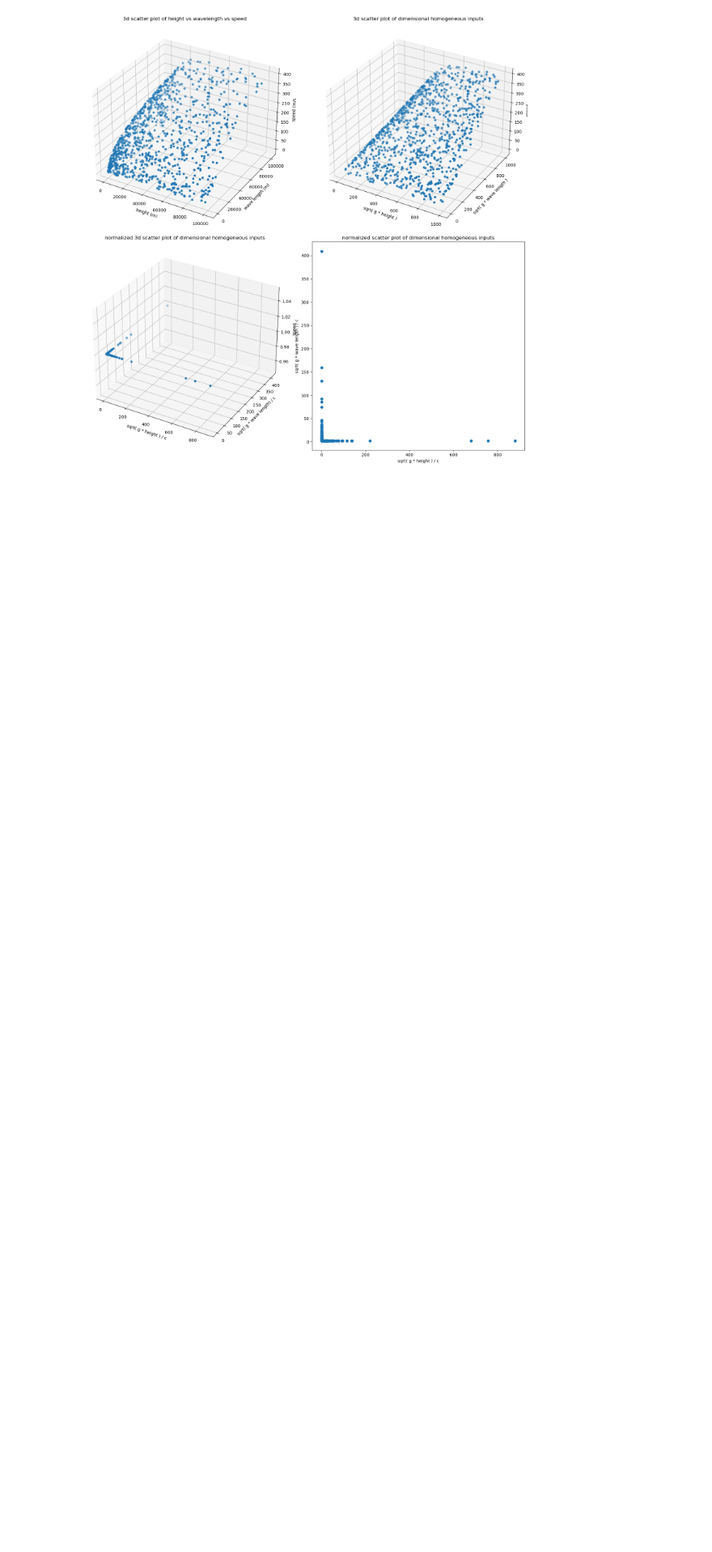
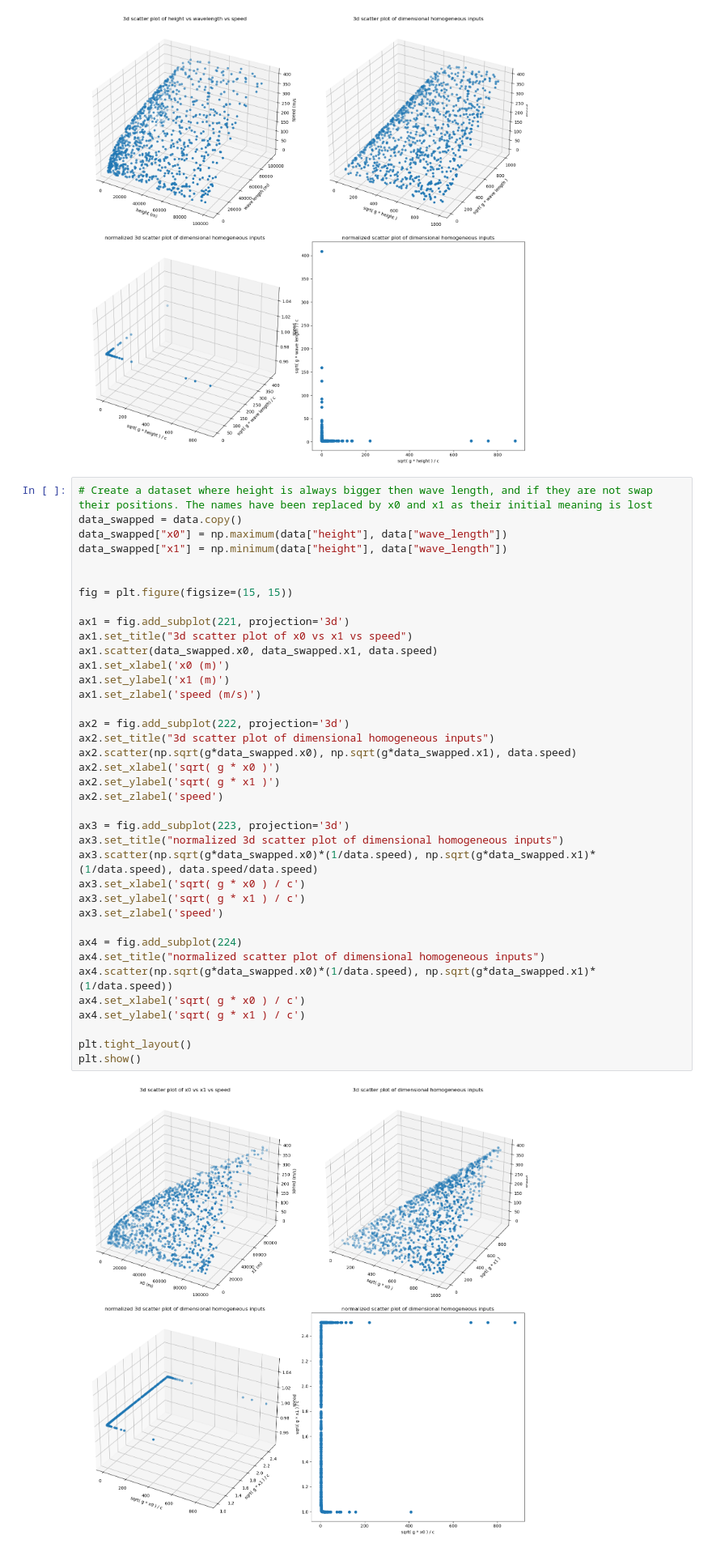
Before and after one commit to CtrlC-CtrlV-ftw/newrepoass2, a Jupyter notebook: code.ipynb, the cells around one changed output. Shown at 81% size. Cells and saved outputs as stored; diff of their text form; blank space fills up the shorter version.

Commit message:
added test plots of inputs where meaning is lost

```diff
--- a/code.ipynb
+++ b/code.ipynb
@@ -40,3 +40,43 @@ plt.tight_layout()
 plt.show()
 # %% [output]
 [figure]
+# %%
+# Create a dataset where height is always bigger then wave length, and if they are not swap their positions. The names have been replaced by x0 and x1 as their initial meaning is lost
+data_swapped = data.copy()
+data_swapped["x0"] = np.maximum(data["height"], data["wave_length"])
+data_swapped["x1"] = np.minimum(data["height"], data["wave_length"])
+
+
+fig = plt.figure(figsize=(15, 15))
+
+ax1 = fig.add_subplot(221, projection='3d')
+ax1.set_title("3d scatter plot of x0 vs x1 vs speed")
+ax1.scatter(data_swapped.x0, data_swapped.x1, data.speed)
+ax1.set_xlabel('x0 (m)')
+ax1.set_ylabel('x1 (m)')
+ax1.set_zlabel('speed (m/s)')
+
+ax2 = fig.add_subplot(222, projection='3d')
+ax2.set_title("3d scatter plot of dimensional homogeneous inputs")
+ax2.scatter(np.sqrt(g*data_swapped.x0), np.sqrt(g*data_swapped.x1), data.speed)
+ax2.set_xlabel('sqrt( g * x0 )')
+ax2.set_ylabel('sqrt( g * x1 )')
+ax2.set_zlabel('speed')
+
+ax3 = fig.add_subplot(223, projection='3d')
+ax3.set_title("normalized 3d scatter plot of dimensional homogeneous inputs")
+ax3.scatter(np.sqrt(g*data_swapped.x0)*(1/data.speed), np.sqrt(g*data_swapped.x1)*(1/data.speed), data.speed/data.speed)
+ax3.set_xlabel('sqrt( g * x0 ) / c')
+ax3.set_ylabel('sqrt( g * x1 ) / c')
+ax3.set_zlabel('speed')
+
+ax4 = fig.add_subplot(224)
+ax4.set_title("normalized scatter plot of dimensional homogeneous inputs")
+ax4.scatter(np.sqrt(g*data_swapped.x0)*(1/data.speed), np.sqrt(g*data_swapped.x1)*(1/data.speed))
+ax4.set_xlabel('sqrt( g * x0 ) / c')
+ax4.set_ylabel('sqrt( g * x1 ) / c')
+
+plt.tight_layout()
+plt.show()
+# %% [output]
+[figure, added]
```
